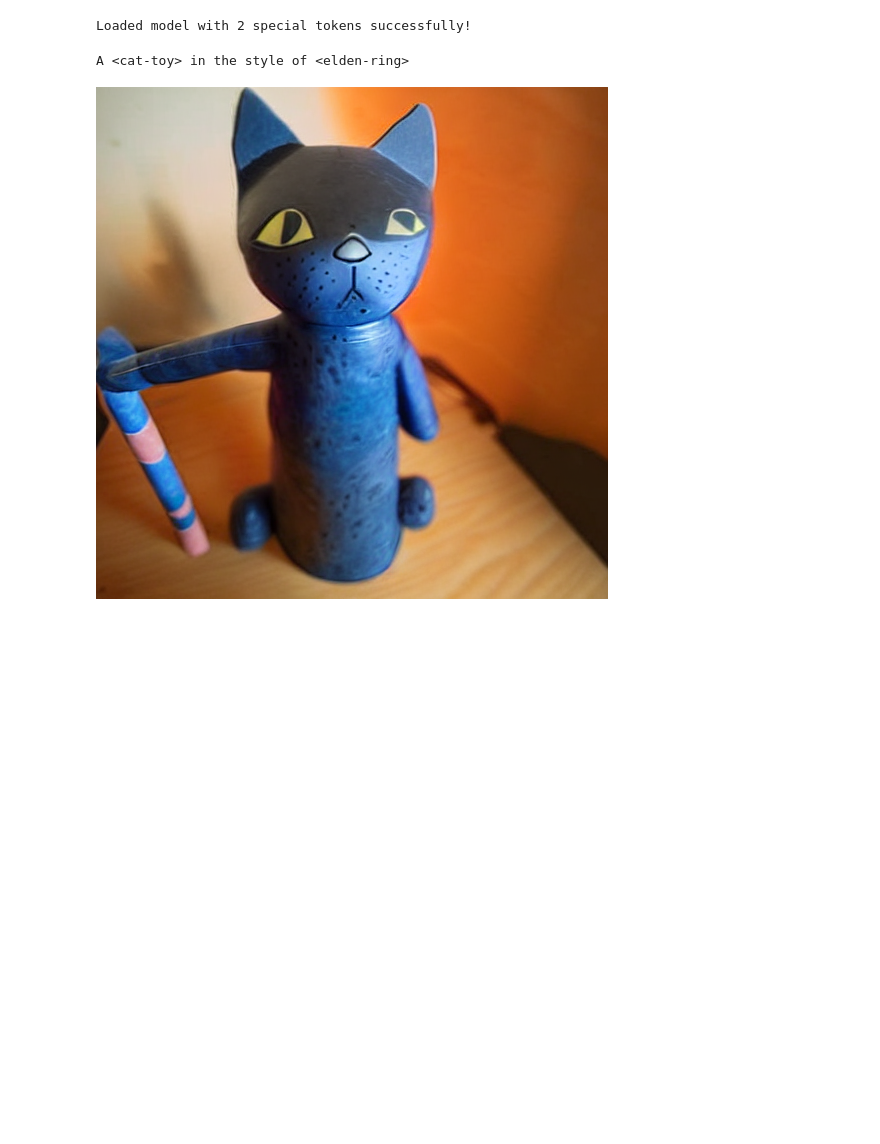
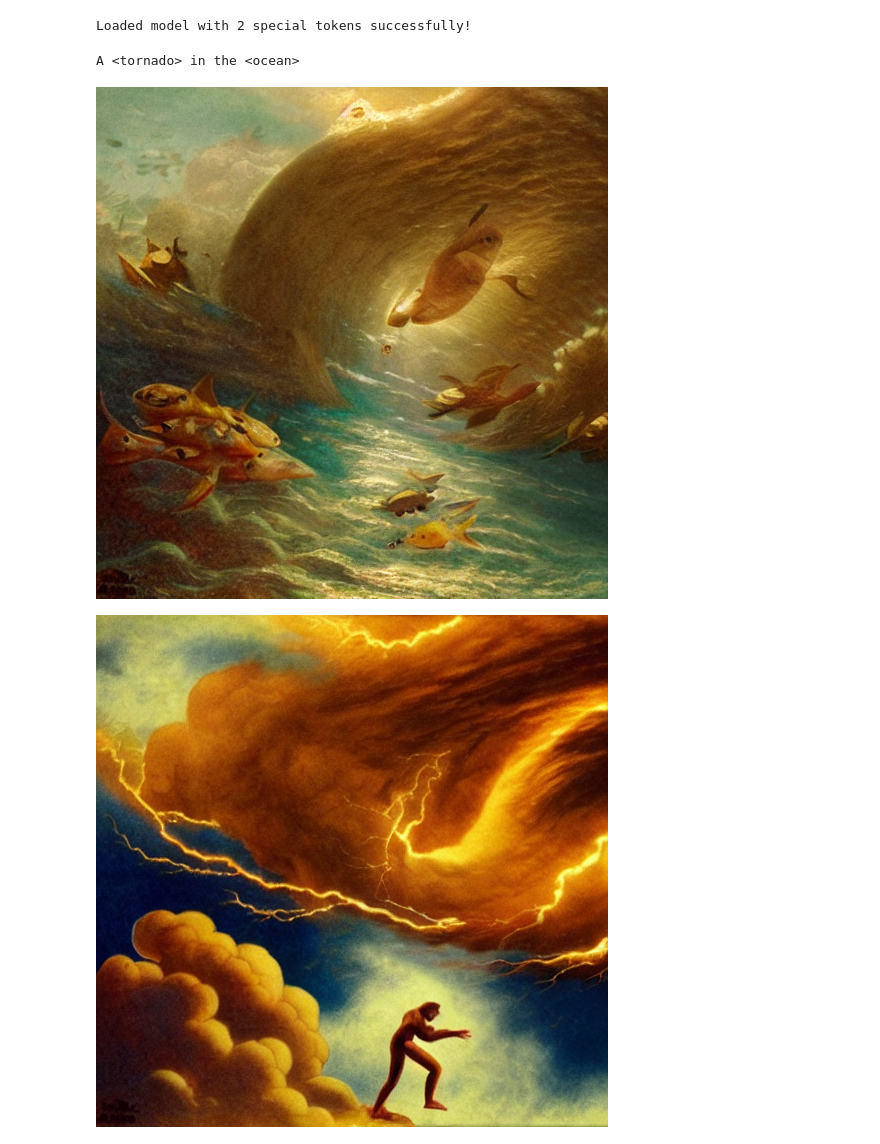
Before and after one commit to BFFV/AdvancedTopicsIAProject, a Jupyter notebook: models/mcti_inference.ipynb, the cells around one changed output. Saved outputs shown, nothing was run; the diff lists cells and outputs as text; code cells hidden in the pictures; blank space fills up the shorter version.

```diff
--- a/models/mcti_inference.ipynb
+++ b/models/mcti_inference.ipynb
@@ -12,10 +12,10 @@ device = 'cuda'
 logging.set_verbosity_error()
 
 # Multi-Concept Textual Inversion settings
-property_name_a = 'cat_toy'  # Name of first learned property
-placeholder_token_a = '<cat-toy>'  # Token that represents the first new property
-property_name_b = 'elden_ring'  # Name of second learned property
-placeholder_token_b = '<elden-ring>'  # Token that represents the second new property
+property_name_a = 'tornado'  # Name of first learned property
+placeholder_token_a = '<tornado>'  # Token that represents the first new property
+property_name_b = 'ocean'  # Name of second learned property
+placeholder_token_b = '<ocean>'  # Token that represents the second new property
 saved_mcti_models_path = f'saved_models/mcti/{property_name_a}_{property_name_b}'
 final_mcti_model_path = f'saved_models/mcti/{property_name_a}_{property_name_b}/{property_name_a}_{property_name_b}_final.pt'
 saved_models_path_a = f'saved_models/textual_inversion/{property_name_a}'
@@ -26,7 +26,7 @@ generated_images_path = f'generated_images/mcti/{property_name_a}_{property_name
 if not os.path.isdir(generated_images_path):
     os.makedirs(generated_images_path)
 timeline = True  # Timeline of image generation through training
-mcti = False  # Use Multi-Concept Textual Inversion or original Textual Inversion
+mcti = True  # Use Multi-Concept Textual Inversion or original Textual Inversion
 
 # Hugging Face access token
 token = ''
@@ -184,25 +184,27 @@ def load_model(version=None):
     return True
 # %%
 # Inference
-prompt = f'A {placeholder_token_a} in the style of {placeholder_token_b}'
+prompt = f'A {placeholder_token_a} in the {placeholder_token_b}'
 print(prompt)
 seed = 10
+guidance_scale = 7.5
 
 # Timeline
 version = 0
 while timeline:
     if not load_model(version=version):
         break
-    generated_img = eval_model(prompt, seed=seed)
+    generated_img = eval_model(prompt, seed=seed, guidance_scale=guidance_scale)
     display(generated_img)
     generated_img.save(f'{generated_images_path}/{property_name_a}_{property_name_b}_{version}.png')
     version += 1
 
 # Final image
 if load_model():
-    generated_img = eval_model(prompt, seed=seed)
+    generated_img = eval_model(prompt, seed=seed, guidance_scale=guidance_scale)
     display(generated_img)
     generated_img.save(f'{generated_images_path}/{property_name_a}_{property_name_b}_final.png')
 # %% [output]
-A <cat-toy> in the style of <elden-ring>
+A <tornado> in the <ocean>
-[figure, old version]
+[figure, new version]
+[figure, added]
```
Also changed, not shown: parts of 1 cell of this notebook, 59 other files.
